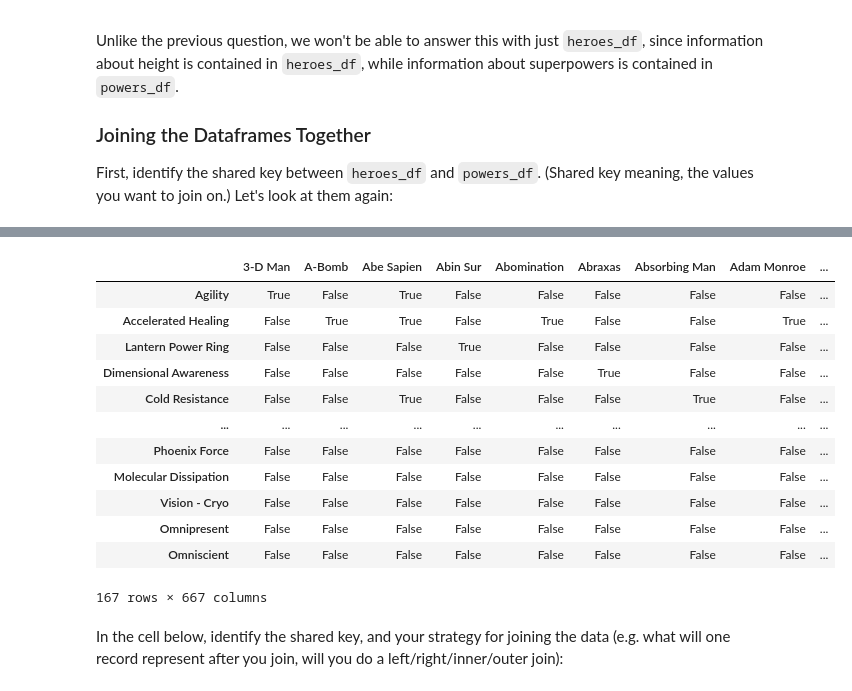
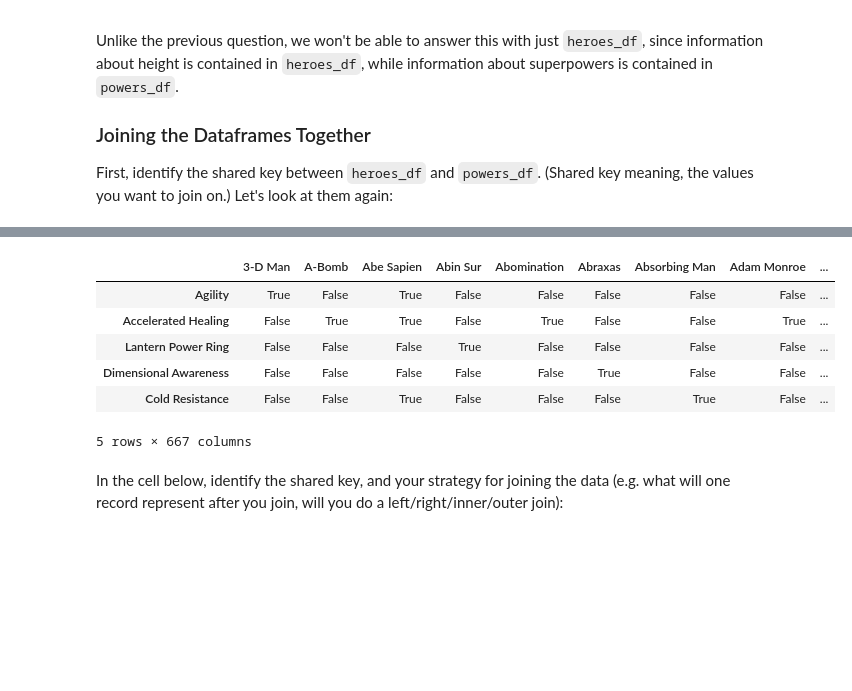
Before and after one commit to atienosonia/data-cleaning-lab, a Jupyter notebook: index.ipynb, the cells around one changed output, grey strips where cells are left out. Cells and saved outputs as stored; diff of their text form; code cells hidden in the pictures; blank space fills up the shorter version.

Commit message:
joining dataframes

```diff
--- a/index.ipynb
+++ b/index.ipynb
@@ -394,19 +391,13 @@ heroes_df
 # %%
 # Run this cell without changes
-powers_df
+powers_df.head()
 # %% [output]
 |  | 3-D Man | A-Bomb | Abe Sapien | Abin Sur | Abomination | Abraxas | Absorbing Man | Adam Monroe | ... |
 | Agility | True | False | True | False | False | False | False | False | ... |
 | Accelerated Healing | False | True | True | False | True | False | False | True | ... |
 | Lantern Power Ring | False | False | False | True | False | False | False | False | ... |
 | Dimensional Awareness | False | False | False | False | False | True | False | False | ... |
 | Cold Resistance | False | False | True | False | False | False | True | False | ... |
-| ... | ... | ... | ... | ... | ... | ... | ... | ... | ... |
-| Phoenix Force | False | False | False | False | False | False | False | False | ... |
-| Molecular Dissipation | False | False | False | False | False | False | False | False | ... |
-| Vision - Cryo | False | False | False | False | False | False | False | False | ... |
-| Omnipresent | False | False | False | False | False | False | False | False | ... |
-| Omniscient | False | False | False | False | False | False | False | False | ... |
-167 rows × 667 columns
+5 rows × 667 columns
 # %% [markdown]
 In the cell below, identify the shared key, and your strategy for joining the data (e.g. what will one record represent after you join, will you do a left/right/inner/outer join):
```
Also changed, not shown: parts of 12 cells of this notebook.
